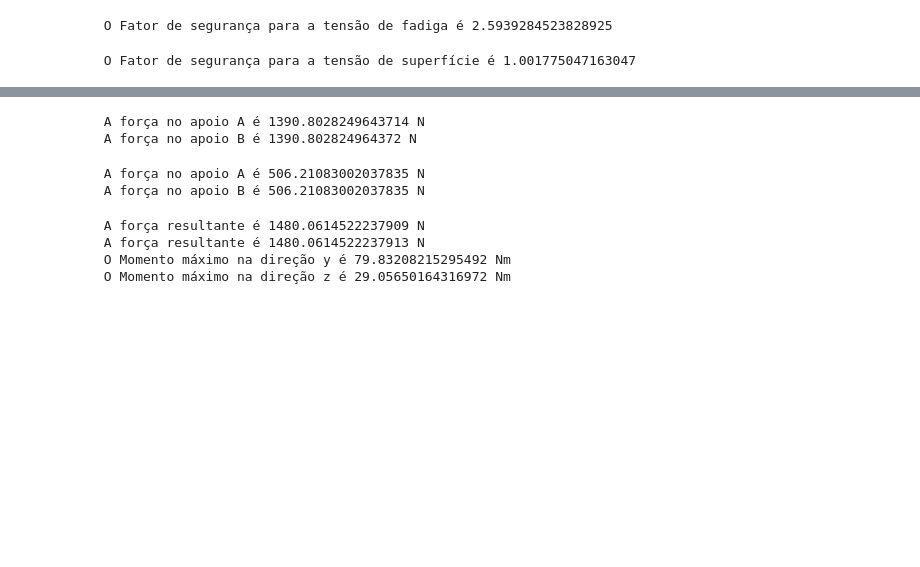
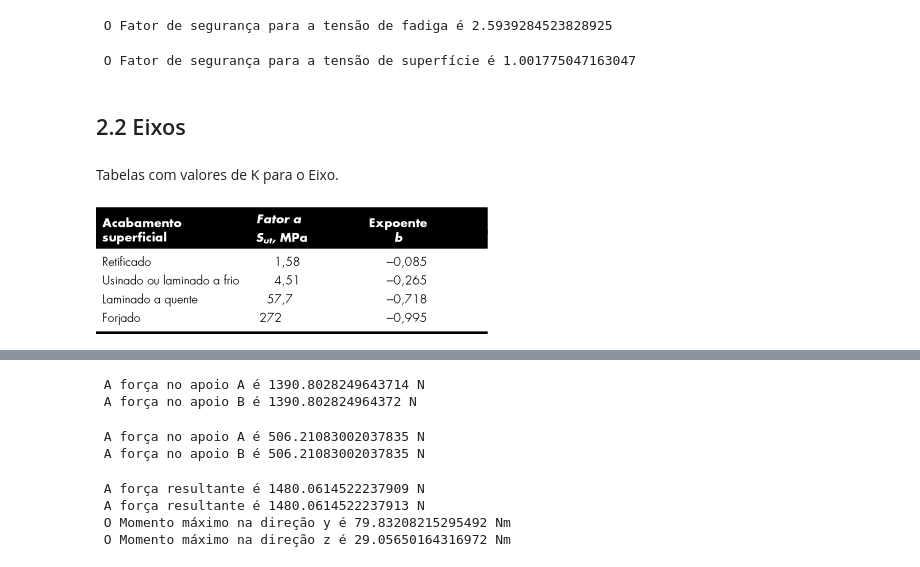
Before and after one commit to brunarosarf/ElemaqII, a Jupyter notebook: ELEMAQ.ipynb, the cells around one changed output, grey strips where cells are left out. Drawn from its saved outputs; the diff is of its cells as text; code cells hidden in the pictures; blank space fills up the shorter version.

```diff
--- a/ELEMAQ.ipynb
+++ b/ELEMAQ.ipynb
@@ -343,0 +488,9 @@ print (f' O Fator de segurança para a tensão de superfície é {FS2}')
+# %% [markdown]
+## 2.2 Eixos
+# %% [markdown]
+
+ Tabelas com valores de K para o Eixo.
+# %%
+Image('kae.png')
+# %% [output]
+[figure, added]
```
Also changed, not shown: parts of 175 cells of this notebook.
